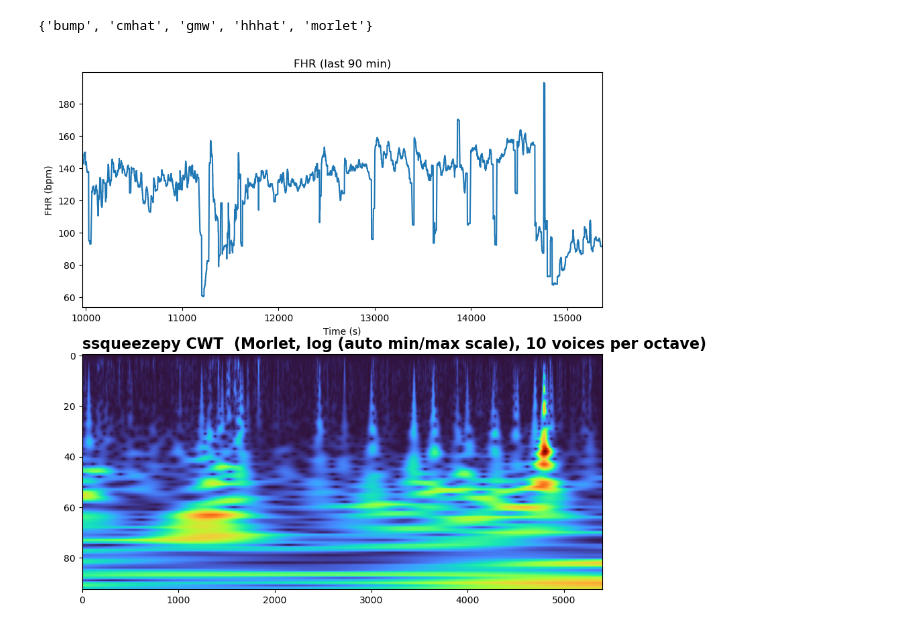
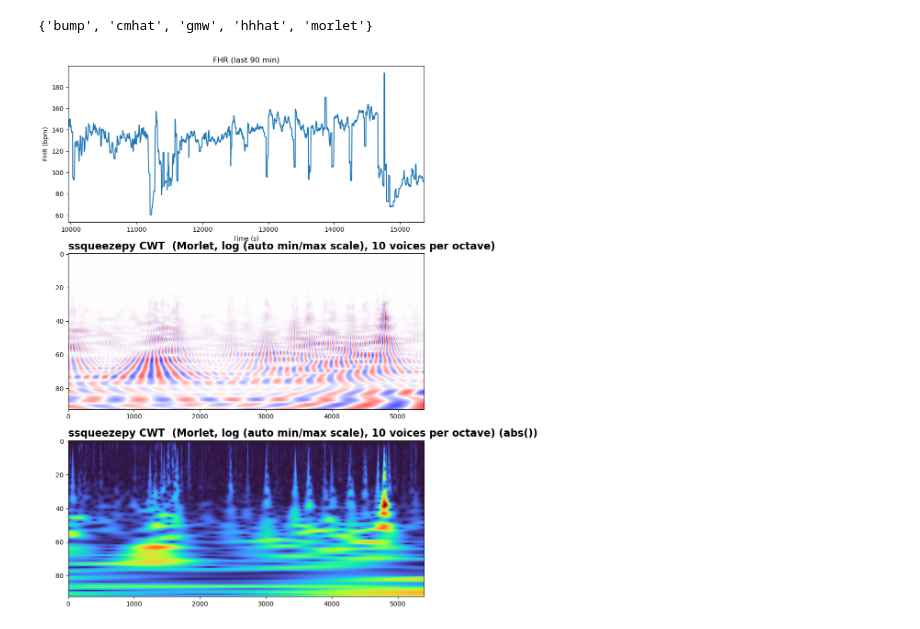
Before and after one commit to birth-outcomes/ctg_exploratory, a Jupyter notebook: 06_cwt_packages.ipynb, the cells around one changed output. Cells and saved outputs as stored; diff of their text form; code cells hidden in the pictures.

Commit message:
Taking absolute values

```diff
--- a/06_cwt_packages.ipynb
+++ b/06_cwt_packages.ipynb
@@ -121,27 +122,31 @@ Wavelet.SUPPORTED
 {'bump', 'cmhat', 'gmw', 'hhhat', 'morlet'}
 # %%
 # Plot FHR
-fig, axes = plt.subplots(nrows=2, figsize=(10, 10))
+fig, axes = plt.subplots(nrows=3, figsize=(10, 15))
 axes[0].plot(fhr)
 axes[0].margins(x=0)
 axes[0].set_title('FHR (last 90 min)')
 axes[0].set_xlabel('Time (s)')
 axes[0].set_ylabel('FHR (bpm)')
 
 # Configure
 wavelet = Wavelet('morlet')
 voices_per_octave = 10
 
 # Make scales (nv is number of voices/wavelets per octave)
 min_scale, max_scale = cwt_scalebounds(wavelet, len(fhr))
 scales = make_scales(len(fhr), scaletype='log', nv=voices_per_octave,
                      min_scale=min_scale, max_scale=max_scale)
 
 # Perform CWT
 Wx, _ = cwt(fhr, wavelet, scales=scales)
 
-# Visualise
-imshow(Wx, title='ssqueezepy CWT  (Morlet, log (auto min/max scale), 10 voices per octave)', abs=1)
+# Visualise - taking abs(data) before plotting or not
+imshow(Wx, abs=0, ax=axes[1], show=False,
+       title='ssqueezepy CWT  (Morlet, log (auto min/max scale), 10 voices per octave)')
+imshow(Wx, abs=1, ax=axes[2], show=False,
+       title='ssqueezepy CWT  (Morlet, log (auto min/max scale), 10 voices per octave) (abs())')
+
 plt.show()
 # %% [output]
-[figure, old version]
+[figure, new version]
```
Also changed, not shown: parts of 1 cell of this notebook.
